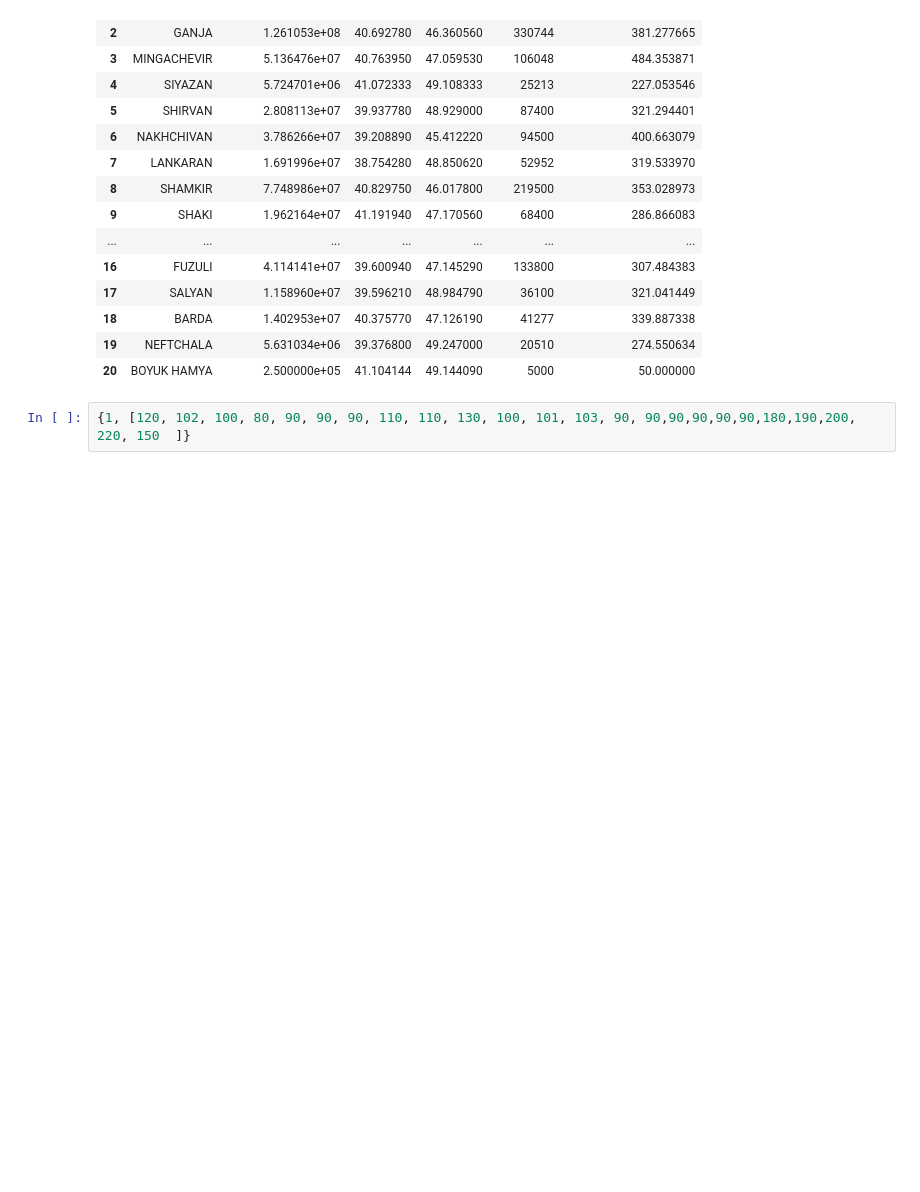
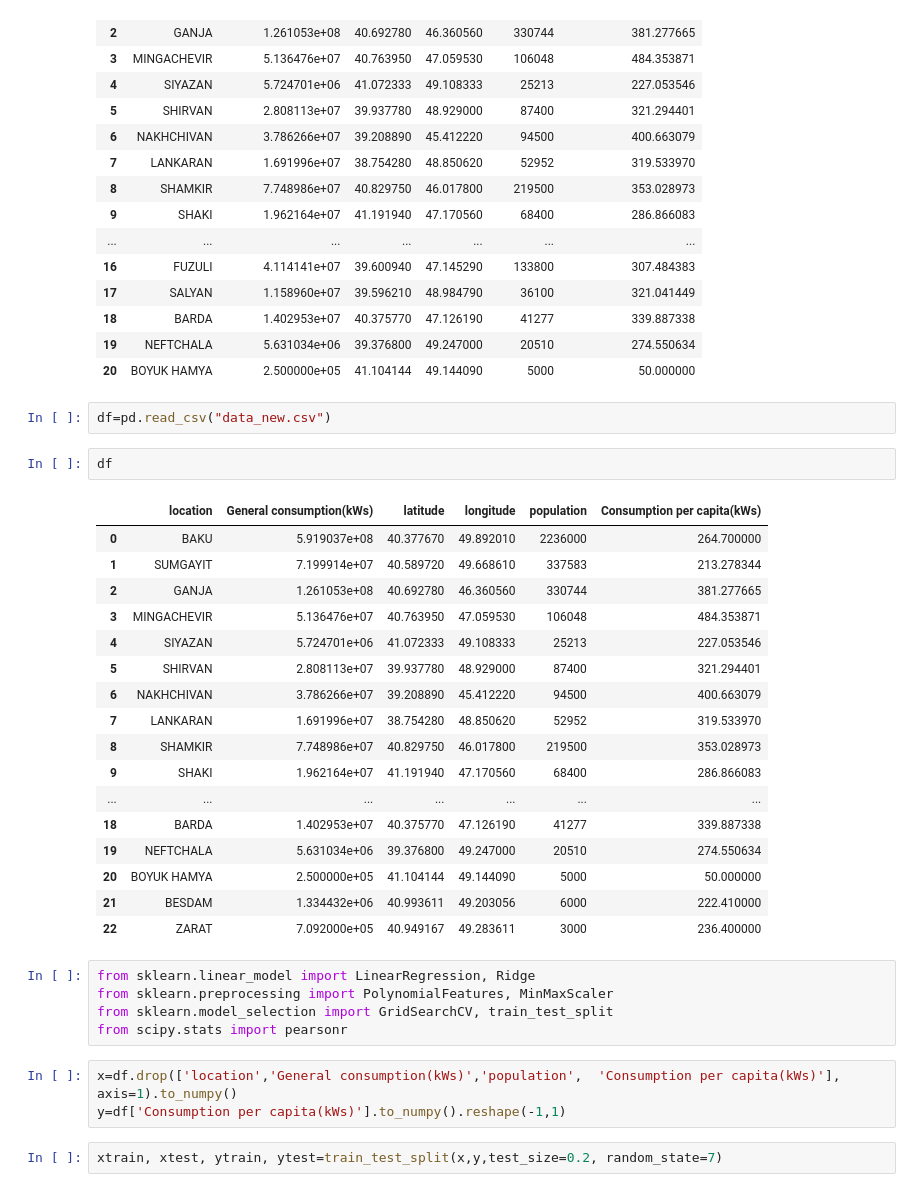
Before and after one commit to Tamerlan-Aghayev/heatmap, a Jupyter notebook: Untitled.ipynb, the cells around one changed output. Drawn from its saved outputs; the diff is of its cells as text; blank space fills up the shorter version.

```diff
--- a/Untitled.ipynb
+++ b/Untitled.ipynb
@@ -329,4 +329,34 @@ df=pd.read_csv("data_indexed.csv")
 | 19 | NEFTCHALA | 5.631034e+06 | 39.376800 | 49.247000 | 20510 | 274.550634 |
 | 20 | BOYUK HAMYA | 2.500000e+05 | 41.104144 | 49.144090 | 5000 | 50.000000 |
 # %%
-{1, [120, 102, 100, 80, 90, 90, 90, 110, 110, 130, 100, 101, 103, 90, 90,90,90,90,90,180,190,200, 220, 150  ]}
+df=pd.read_csv("data_new.csv")
+# %%
+df
+# %% [output]
+|  | location | General consumption(kWs) | latitude | longitude | population | Consumption per capita(kWs) |
+| 0 | BAKU | 5.919037e+08 | 40.377670 | 49.892010 | 2236000 | 264.700000 |
+| 1 | SUMGAYIT | 7.199914e+07 | 40.589720 | 49.668610 | 337583 | 213.278344 |
+| 2 | GANJA | 1.261053e+08 | 40.692780 | 46.360560 | 330744 | 381.277665 |
+| 3 | MINGACHEVIR | 5.136476e+07 | 40.763950 | 47.059530 | 106048 | 484.353871 |
+| 4 | SIYAZAN | 5.724701e+06 | 41.072333 | 49.108333 | 25213 | 227.053546 |
+| 5 | SHIRVAN | 2.808113e+07 | 39.937780 | 48.929000 | 87400 | 321.294401 |
+| 6 | NAKHCHIVAN | 3.786266e+07 | 39.208890 | 45.412220 | 94500 | 400.663079 |
+| 7 | LANKARAN | 1.691996e+07 | 38.754280 | 48.850620 | 52952 | 319.533970 |
+| 8 | SHAMKIR | 7.748986e+07 | 40.829750 | 46.017800 | 219500 | 353.028973 |
+| 9 | SHAKI | 1.962164e+07 | 41.191940 | 47.170560 | 68400 | 286.866083 |
+| ... | ... | ... | ... | ... | ... | ... |
+| 18 | BARDA | 1.402953e+07 | 40.375770 | 47.126190 | 41277 | 339.887338 |
+| 19 | NEFTCHALA | 5.631034e+06 | 39.376800 | 49.247000 | 20510 | 274.550634 |
+| 20 | BOYUK HAMYA | 2.500000e+05 | 41.104144 | 49.144090 | 5000 | 50.000000 |
+| 21 | BESDAM | 1.334432e+06 | 40.993611 | 49.203056 | 6000 | 222.410000 |
+| 22 | ZARAT | 7.092000e+05 | 40.949167 | 49.283611 | 3000 | 236.400000 |
+# %%
+from sklearn.linear_model import LinearRegression, Ridge
+from sklearn.preprocessing import PolynomialFeatures, MinMaxScaler
+from sklearn.model_selection import GridSearchCV, train_test_split
+from scipy.stats import pearsonr
+# %%
+x=df.drop(['location','General consumption(kWs)','population',  'Consumption per capita(kWs)'], axis=1).to_numpy()
+y=df['Consumption per capita(kWs)'].to_numpy().reshape(-1,1)
+# %%
+xtrain, xtest, ytrain, ytest=train_test_split(x,y,test_size=0.2, random_state=7)
```
Also changed, not shown: parts of 8 cells of this notebook, 3 other files.
